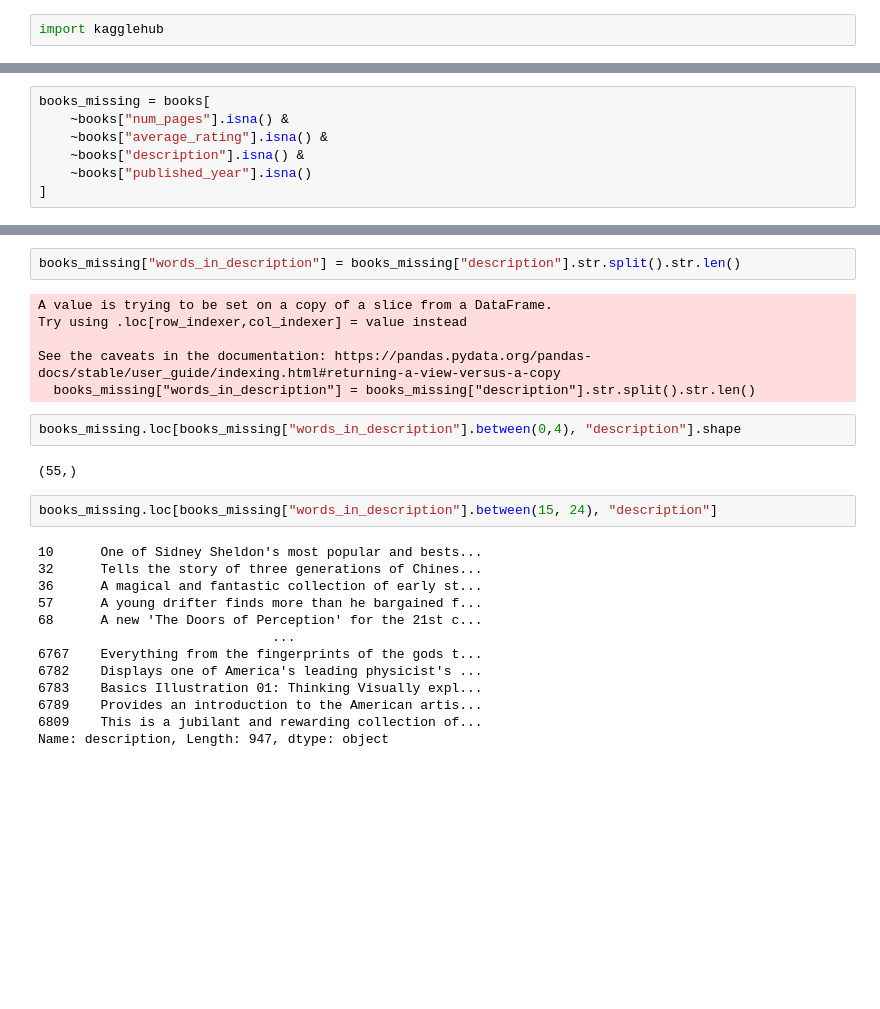
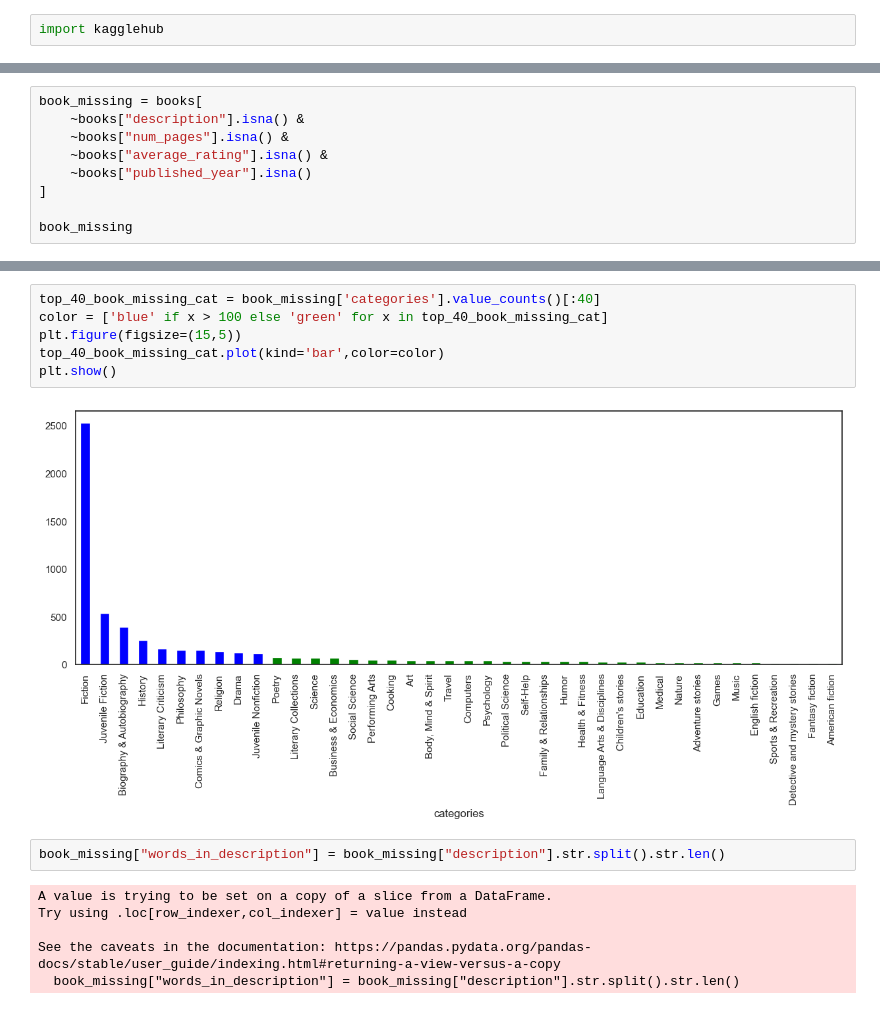
Before and after one commit to tunjionafuwa/llm_projects, a Jupyter notebook: book-recommender/data_exploration.ipynb, the cells around one changed output, grey strips where cells are left out. Cells and saved outputs as stored; diff of their text form; blank space fills up the shorter version.

```diff
--- a/book-recommender/data_exploration.ipynb
+++ b/book-recommender/data_exploration.ipynb
@@ -139,7 +141,9 @@ plt.show()
 # %%
-books_missing = books[
+book_missing = books[
+    ~books["description"].isna() &
     ~books["num_pages"].isna() &
     ~books["average_rating"].isna() &
-    ~books["description"].isna() &
     ~books["published_year"].isna()
 ]
+
+book_missing
@@ -192,27 +164,16 @@ books_missing.head(10)
+# %%
+top_40_book_missing_cat = book_missing['categories'].value_counts()[:40]
+color = ['blue' if x > 100 else 'green' for x in top_40_book_missing_cat]
+plt.figure(figsize=(15,5))
+top_40_book_missing_cat.plot(kind='bar',color=color)
+plt.show()
+# %% [output]
+[figure, added]
 # %%
-books_missing["words_in_description"] = books_missing["description"].str.split().str.len()
+book_missing["words_in_description"] = book_missing["description"].str.split().str.len()
 # %% [output]
 A value is trying to be set on a copy of a slice from a DataFrame.
 Try using .loc[row_indexer,col_indexer] = value instead
 
 See the caveats in the documentation: https://pandas.pydata.org/pandas-docs/stable/user_guide/indexing.html#returning-a-view-versus-a-copy
-  books_missing["words_in_description"] = books_missing["description"].str.split().str.len()
+  book_missing["words_in_description"] = book_missing["description"].str.split().str.len()
-# %%
-books_missing.loc[books_missing["words_in_description"].between(0,4), "description"].shape
-# %% [output]
-(55,)
-# %%
-books_missing.loc[books_missing["words_in_description"].between(15, 24), "description"]
-# %% [output]
-10      One of Sidney Sheldon's most popular and bests...
-32      Tells the story of three generations of Chines...
-36      A magical and fantastic collection of early st...
-57      A young drifter finds more than he bargained f...
-68      A new 'The Doors of Perception' for the 21st c...
-                              ...
-6767    Everything from the fingerprints of the gods t...
-6782    Displays one of America's leading physicist's ...
-6783    Basics Illustration 01: Thinking Visually expl...
-6789    Provides an introduction to the American artis...
-6809    This is a jubilant and rewarding collection of...
-Name: description, Length: 947, dtype: object
```
Also changed, not shown: parts of 24 cells of this notebook.
